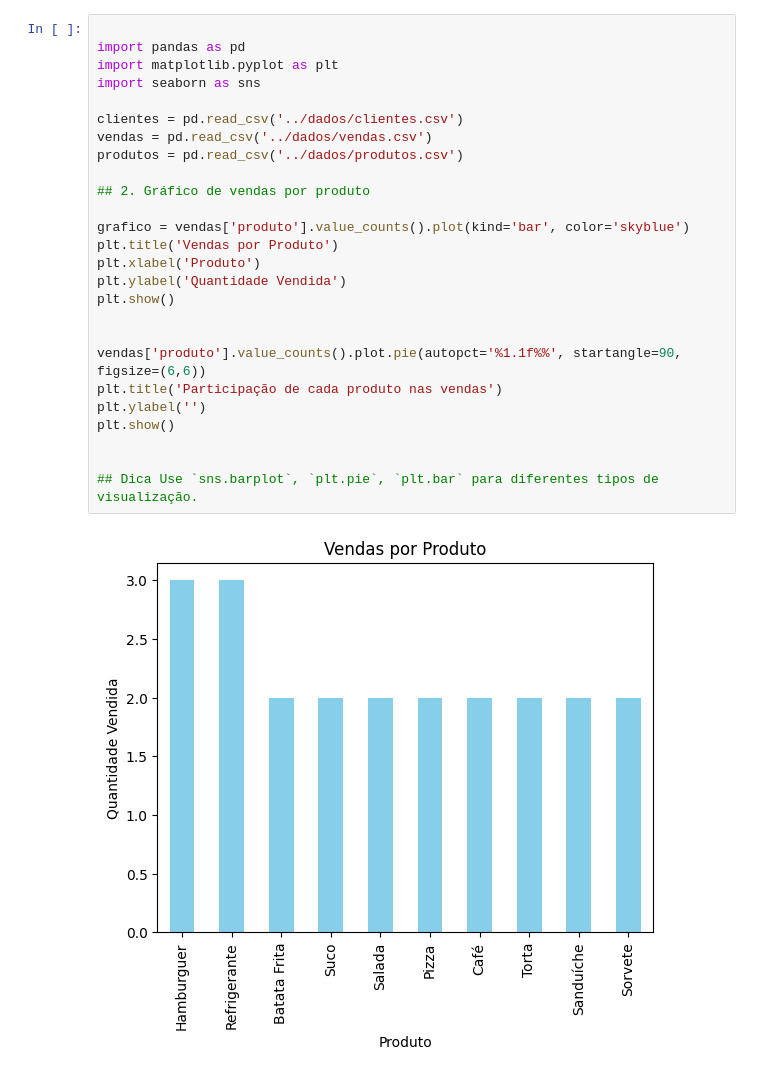
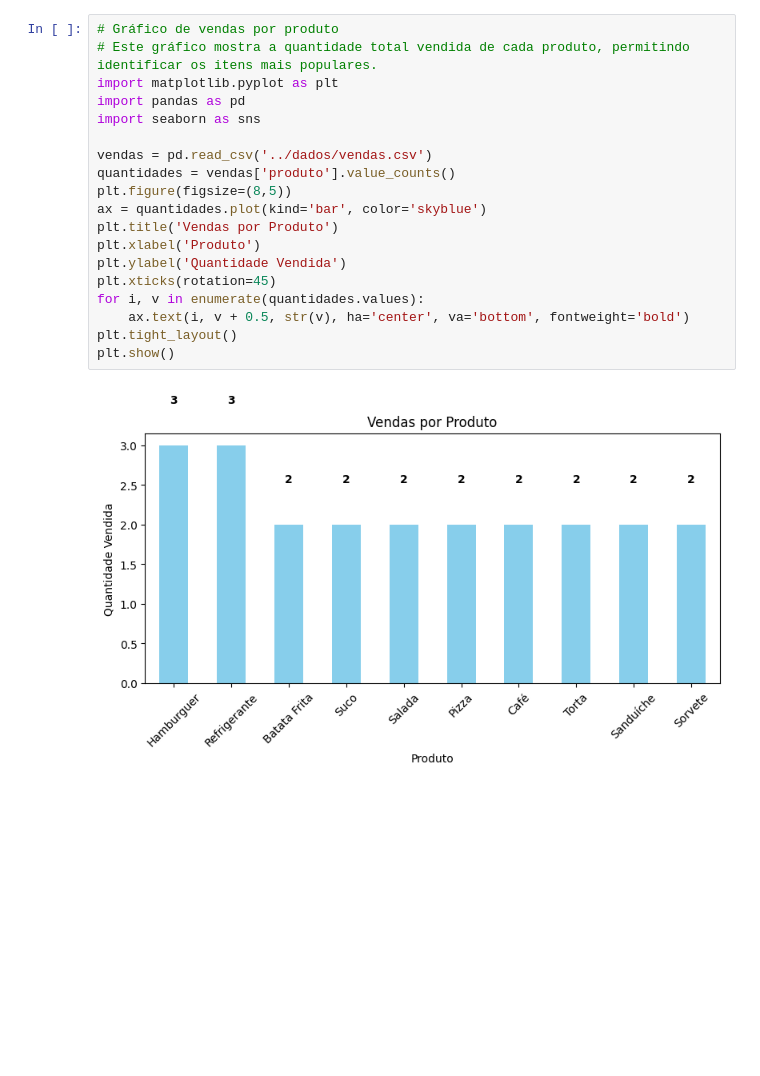
Before and after one commit to Miriam1s/minicurso_dados, a Jupyter notebook: notebooks/Modulo3_Visualizacao_Insights.ipynb, the cells around one changed output. Saved outputs shown, nothing was run; the diff lists cells and outputs as text; blank space fills up the shorter version.

Commit message:
Notebook de visualização aprimorado: gráficos separados, explicações e valores

```diff
--- a/notebooks/Modulo3_Visualizacao_Insights.ipynb
+++ b/notebooks/Modulo3_Visualizacao_Insights.ipynb
@@ -1,28 +1,21 @@
 # %%
-
+# Gráfico de vendas por produto
+# Este gráfico mostra a quantidade total vendida de cada produto, permitindo identificar os itens mais populares.
+import matplotlib.pyplot as plt
 import pandas as pd
-import matplotlib.pyplot as plt
 import seaborn as sns
 
-clientes = pd.read_csv('../dados/clientes.csv')
 vendas = pd.read_csv('../dados/vendas.csv')
-produtos = pd.read_csv('../dados/produtos.csv')
-
-## 2. Gráfico de vendas por produto
-
-grafico = vendas['produto'].value_counts().plot(kind='bar', color='skyblue')
+quantidades = vendas['produto'].value_counts()
+plt.figure(figsize=(8,5))
+ax = quantidades.plot(kind='bar', color='skyblue')
 plt.title('Vendas por Produto')
 plt.xlabel('Produto')
 plt.ylabel('Quantidade Vendida')
+plt.xticks(rotation=45)
+for i, v in enumerate(quantidades.values):
+    ax.text(i, v + 0.5, str(v), ha='center', va='bottom', fontweight='bold')
+plt.tight_layout()
 plt.show()
-
-
-vendas['produto'].value_counts().plot.pie(autopct='%1.1f%%', startangle=90, figsize=(6,6))
-plt.title('Participação de cada produto nas vendas')
-plt.ylabel('')
-plt.show()
-
-
-## Dica Use `sns.barplot`, `plt.pie`, `plt.bar` para diferentes tipos de visualização.
 # %% [output]
-[figure, old version]
+[figure, new version]
```
Also changed, not shown: parts of 11 cells of this notebook.
